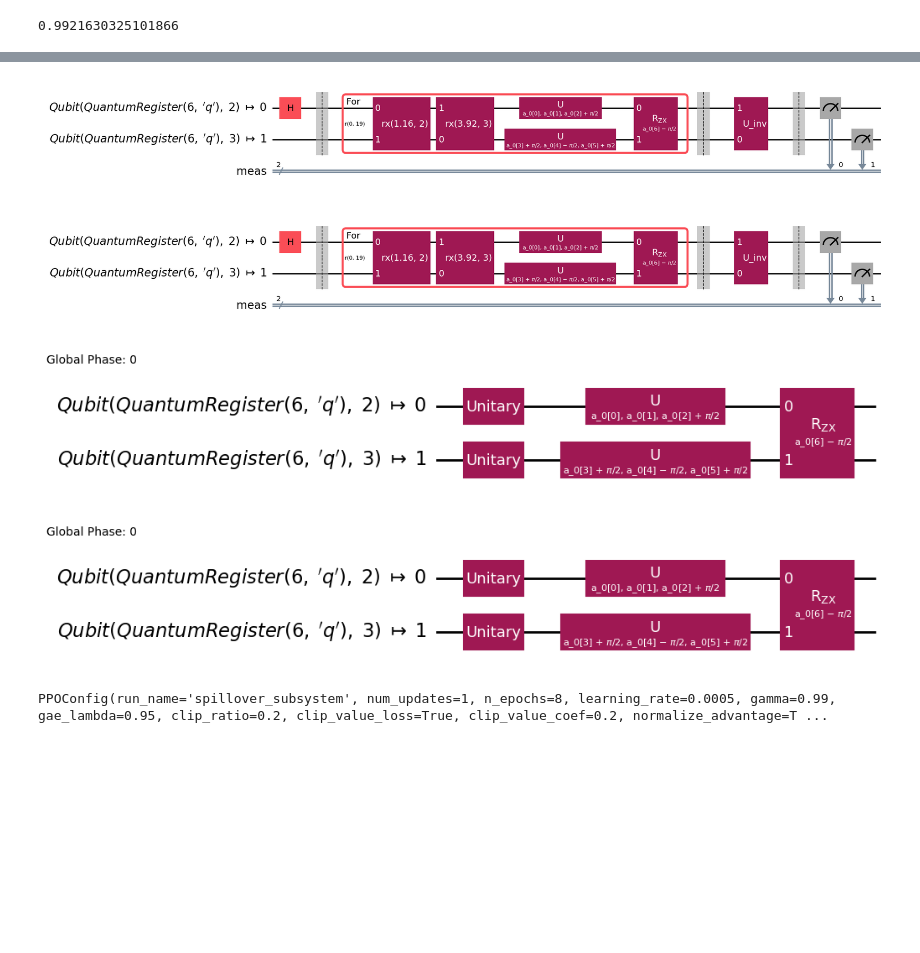
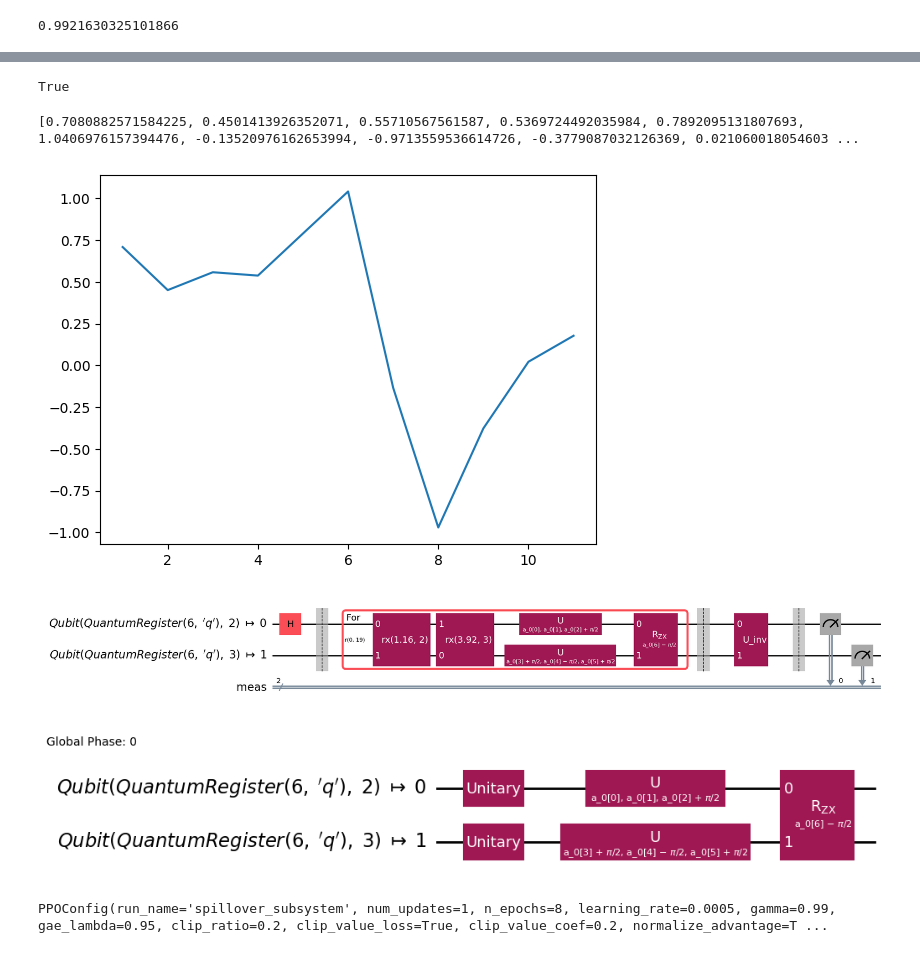
Before and after one commit to arthurostrauss/Quantum_Optimal_Control, a Jupyter notebook: gate_level/spillover_noise_use_case/generic_spillover/spillover_effect_on_subsystem.ipynb, the cells around one changed output, grey strips where cells are left out. Drawn from its saved outputs; the diff is of its cells as text; code cells hidden in the pictures; blank space fills up the shorter version.

```diff
--- a/gate_level/spillover_noise_use_case/generic_spillover/spillover_effect_on_subsystem.ipynb
+++ b/gate_level/spillover_noise_use_case/generic_spillover/spillover_effect_on_subsystem.ipynb
@@ -315,0 +320,31 @@ Found parameters: [5.76329779e-01 5.52444919e-03 1.03345581e-05]
+# %%
+# Replicating nreps behaviour
+
+n_reps = np.linspace(1, 11, 11, dtype=np.int8)
+
+execution_config = ExecutionConfig(
+    sampling_paulis=10000,
+    n_shots=1000,
+    #n_reps=list(
+    #    range(1, 100),
+    #),
+    n_reps=n_reps,
+    dfe_precision=(1e-1, 0.1),
+    seed=q_env_config.seed,
+)
+
+reward_method = 'channel'
+params = np.zeros((1, 7))
+
+initial_execution_config = q_env.config.execution_config
+initial_reward_method = q_env.config.reward_method
+q_env.config.execution_config = execution_config
+q_env.config.reward_method = reward_method
+reward_data = []
+for i in range(len(q_env.config.execution_config.n_reps)):
+    q_env.config.execution_config.n_reps_index = i
+    reward = q_env.perform_action(params, update_env_history=False)
+    reward_data.append(np.mean(reward))
+
+q_env.config.execution_config = initial_execution_config
+q_env.config.reward_method = initial_reward_method
@@ -316,13 +369,24 @@ Found parameters: [5.76329779e-01 5.52444919e-03 1.03345581e-05]
+# %%
+q_env.config.dfe
+# %% [output]
+True
+# %%
+print(reward_data)
+# %% [output]
+[0.7080882571584225, 0.4501413926352071, 0.55710567561587, 0.5369724492035984, 0.7892095131807693, 1.0406976157394476, -0.13520976162653994, -0.9713559536614726, -0.3779087032126369, 0.021060018054603 ...
+# %%
+plt.plot(np.linspace(1, 11, 11, dtype=np.int8), reward_data)
+plt.show()
+# %% [output]
+[figure, added]
 # %%
 q_env.pubs[8].circuit.draw("mpl")
 # %% [output]
 [figure]
-[figure, removed]
 # %%
 q_env.backend_info.custom_transpile(q_env.circuits[0]).draw("mpl")
 # %% [output]
 [figure]
-[figure, removed]
 # %%
 from rl_qoc.agent import PPOConfig
 
```
Also changed, not shown: parts of 8 cells of this notebook, 5 other files.
